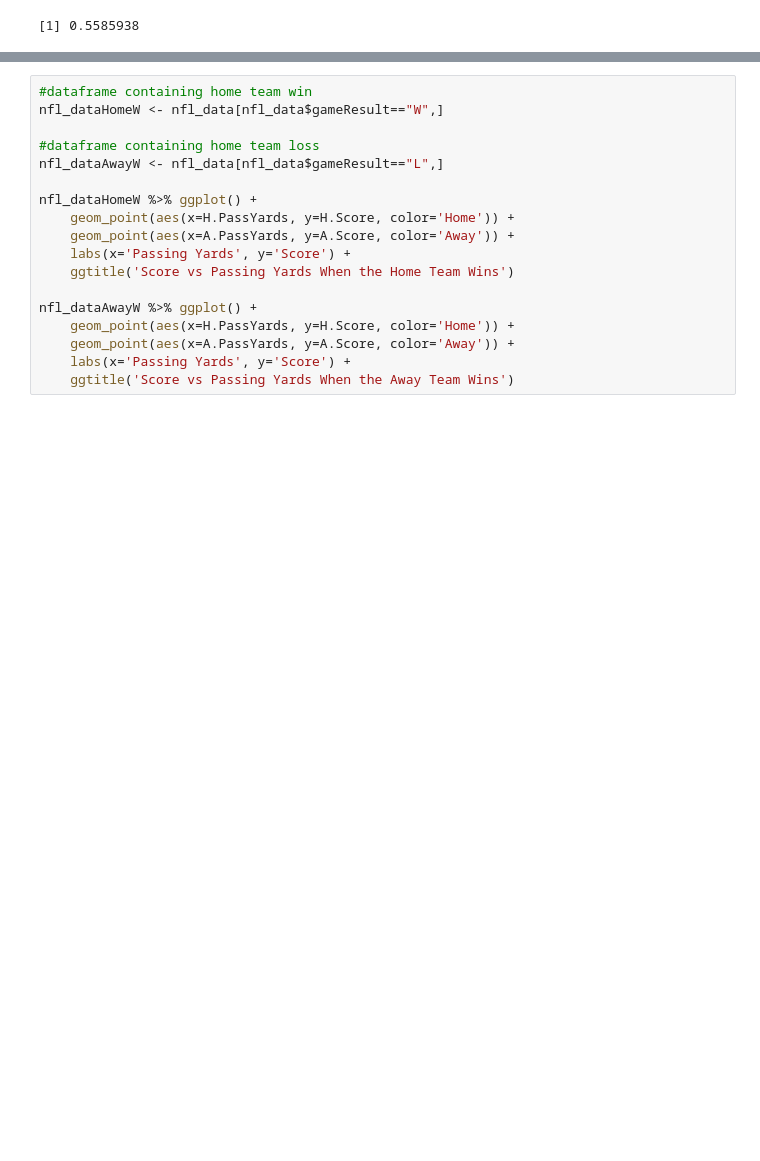
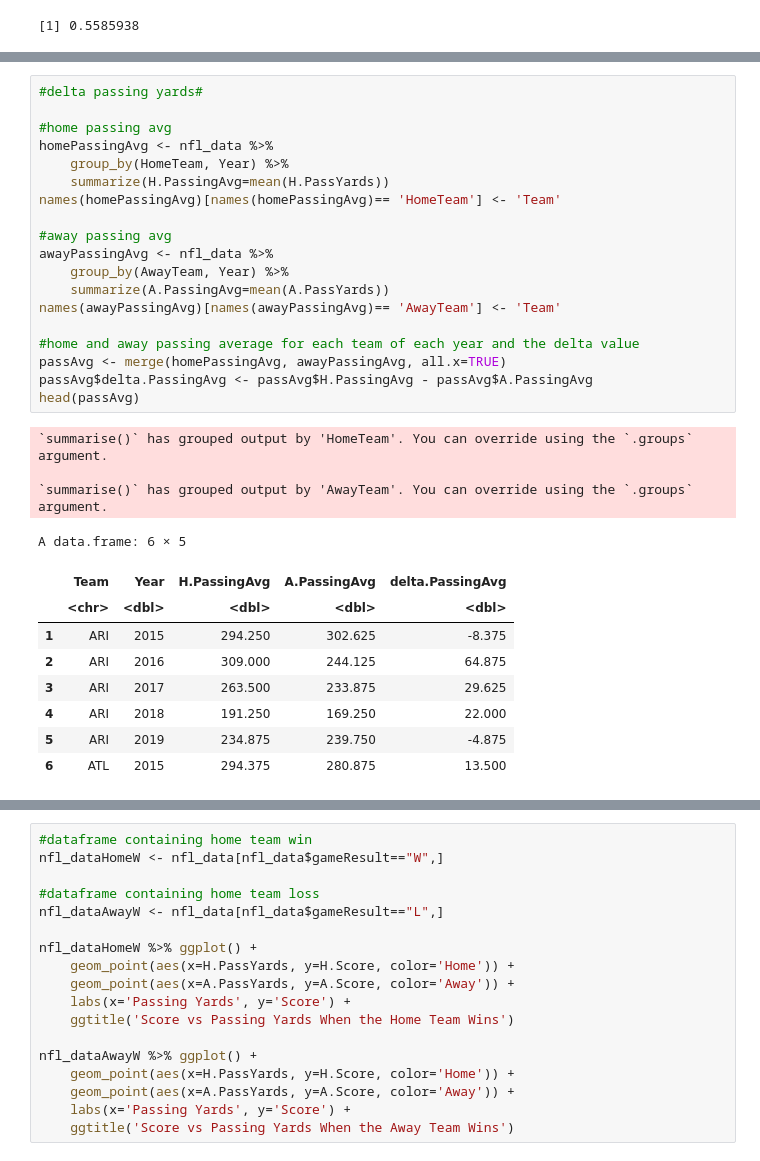
Before and after one commit to DavidYJC/STAT201_GroupProject, a Jupyter notebook: Project Report.ipynb, the cells around one changed output, grey strips where cells are left out. Drawn from its saved outputs; the diff is of its cells as text; blank space fills up the shorter version.

```diff
--- a/Project Report.ipynb
+++ b/Project Report.ipynb
@@ -91,0 +156,32 @@ winP
+# %%
+#delta passing yards#
+
+#home passing avg
+homePassingAvg <- nfl_data %>%
+    group_by(HomeTeam, Year) %>%
+    summarize(H.PassingAvg=mean(H.PassYards))
+names(homePassingAvg)[names(homePassingAvg)== 'HomeTeam'] <- 'Team'
+
+#away passing avg
+awayPassingAvg <- nfl_data %>%
+    group_by(AwayTeam, Year) %>%
+    summarize(A.PassingAvg=mean(A.PassYards))
+names(awayPassingAvg)[names(awayPassingAvg)== 'AwayTeam'] <- 'Team'
+
+#home and away passing average for each team of each year and the delta value
+passAvg <- merge(homePassingAvg, awayPassingAvg, all.x=TRUE)
+passAvg$delta.PassingAvg <- passAvg$H.PassingAvg - passAvg$A.PassingAvg
+head(passAvg)
+# %% [output]
+`summarise()` has grouped output by 'HomeTeam'. You can override using the `.groups` argument.
+
+`summarise()` has grouped output by 'AwayTeam'. You can override using the `.groups` argument.
+A data.frame: 6 × 5
+|  | Team | Year | H.PassingAvg | A.PassingAvg | delta.PassingAvg |
+|  | <chr> | <dbl> | <dbl> | <dbl> | <dbl> |
+| 1 | ARI | 2015 | 294.250 | 302.625 | -8.375 |
+| 2 | ARI | 2016 | 309.000 | 244.125 | 64.875 |
+| 3 | ARI | 2017 | 263.500 | 233.875 | 29.625 |
+| 4 | ARI | 2018 | 191.250 | 169.250 | 22.000 |
+| 5 | ARI | 2019 | 234.875 | 239.750 | -4.875 |
+| 6 | ATL | 2015 | 294.375 | 280.875 | 13.500 |
```
Also changed, not shown: parts of 8 cells of this notebook.
